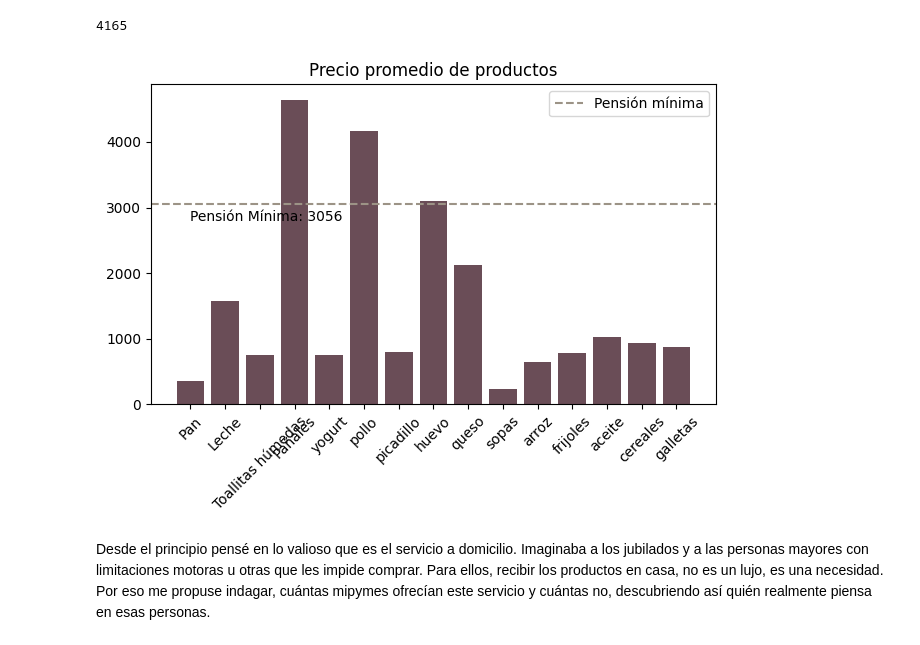
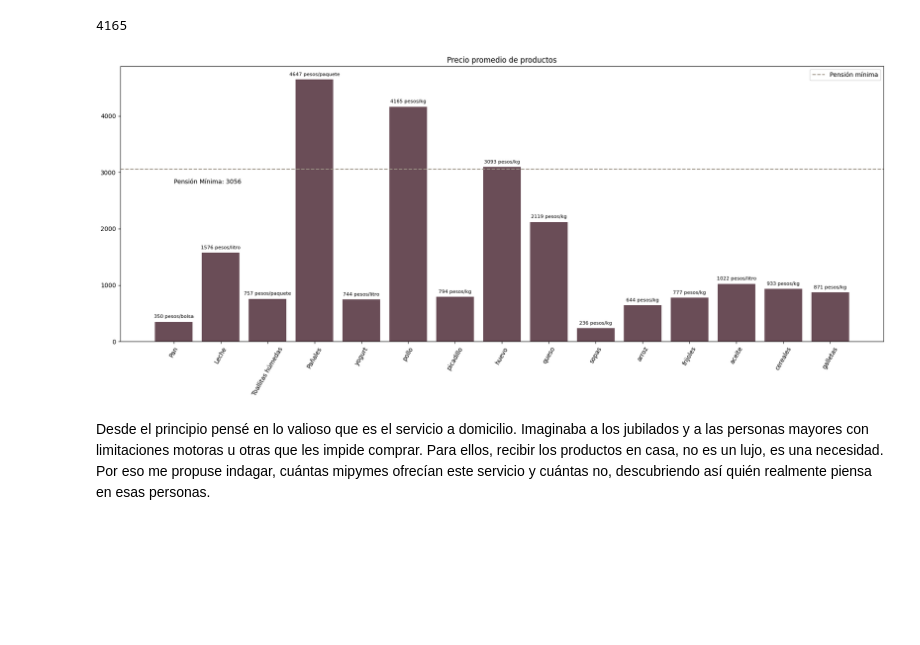
Before and after one commit to miguelcamachofernandez572-a11y/Proyecto-CD, a Jupyter notebook: historia.ipynb, the cells around one changed output. Saved outputs shown, nothing was run; the diff lists cells and outputs as text; code cells hidden in the pictures; blank space fills up the shorter version.

```diff
--- a/historia.ipynb
+++ b/historia.ipynb
@@ -16,6 +16,7 @@ main.promedio(producto_buscado="pollo")
 # %% [output]
 4165
 # %%
+
 diccionario = {
     "Pan": main.promedio("Pan"),
     "Leche": main.promedio("Leche"),
@@ -33,10 +34,27 @@ diccionario = {
     "cereales":main.promedio("cereales"),
     "galletas":main.promedio("galletas")
 }
+unidades = {
+    "Pan": "bolsa",
+    "Leche": "litro",
+    "yogurt": "litro",
+    "aceite": "litro",
+    "Pañales": "paquete",
+    "Toallitas húmedas": "paquete",
+    "pollo": "kg",
+    "picadillo": "kg",
+    "huevo": "kg",
+    "queso": "kg",
+    "sopas": "kg",
+    "arroz": "kg",
+    "frijoles": "kg",
+    "cereales": "kg",
+    "galletas": "kg"
+}
 # %%
-main.grafico_precio_promedio_vs_pension_minima(diccionario)
+main.grafico_precio_promedio_vs_pension_minima(diccionario,unidades)
 # %% [output]
-[figure, old version]
+[figure, new version]
 # %% [markdown]
 Desde el principio pensé en lo valioso que es el servicio a domicilio. Imaginaba a los jubilados y a las personas mayores con limitaciones motoras u otras que les impide  comprar. Para ellos, recibir los productos en casa, no es un lujo, es una necesidad. Por eso me propuse indagar, cuántas mipymes ofrecían este servicio y cuántas no, descubriendo así quién realmente piensa en esas personas.
 # %%
```
Also changed, not shown: parts of 4 cells of this notebook, 1 other file.
